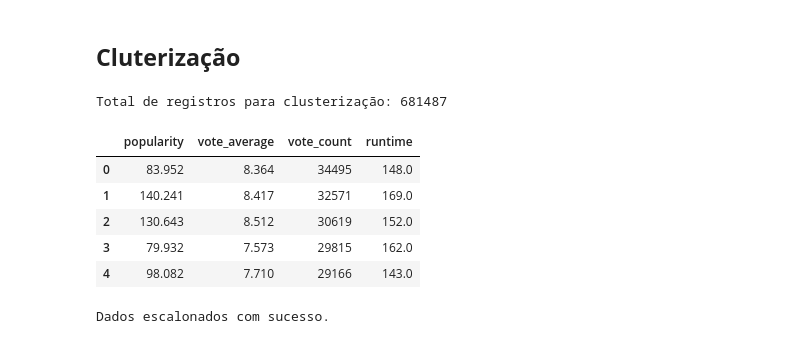
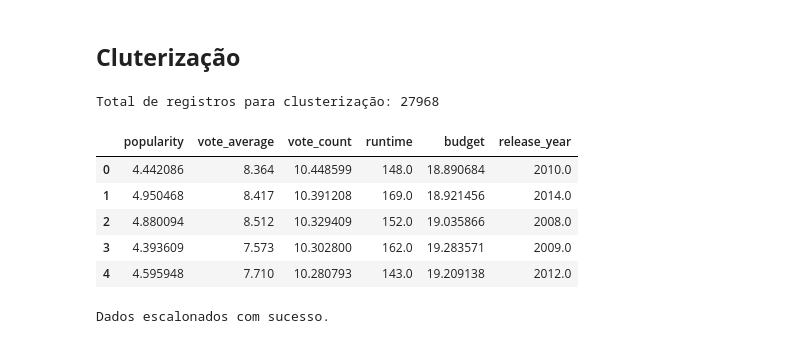
Before and after one commit to DhaviRodrigues/Projeto_PISI3_2026, a Jupyter notebook: clusterizacao/clusterizacao.ipynb, the cells around one changed output. Cells and saved outputs as stored; diff of their text form; code cells hidden in the pictures.

```diff
--- a/clusterizacao/clusterizacao.ipynb
+++ b/clusterizacao/clusterizacao.ipynb
@@ -43,27 +43,58 @@ dtype: object
 # %% [markdown]
 **Cluterização**
 ---
-# %%
-import pandas as pd
-import numpy as np
-
-features = ['popularity', 'vote_average', 'vote_count', 'runtime']
-df_clustering = df_aux[features].copy()
-
-df_clustering.replace({'runtime': 0}, np.nan, inplace=True)
-
-df_clustering = df_clustering.dropna()
-
-print(f'Total de registros para clusterização: {len(df_clustering)}')
-display(df_clustering.head())
-# %% [output]
-Total de registros para clusterização: 681487
-|  | popularity | vote_average | vote_count | runtime |
-| 0 | 83.952 | 8.364 | 34495 | 148.0 |
-| 1 | 140.241 | 8.417 | 32571 | 169.0 |
-| 2 | 130.643 | 8.512 | 30619 | 152.0 |
-| 3 | 79.932 | 7.573 | 29815 | 162.0 |
-| 4 | 98.082 | 7.710 | 29166 | 143.0 |
+# %%
+import pandas as pd
+import numpy as np
+
+"""
+Estratégia de Preparação de Dados para Clusterização K-Means
+----------------------------------------------------------------------
+Objetivo: Identificar perfis de filmes (blockbusters, nichos e clássicos) evitando vieses de dados ausentes.
+
+Decisões Metodológicas:
+1. Relevância Estatística: Filtro de 'vote_count >= 50' para garantir que a 'vote_average' seja
+   estatisticamente confiável e evitar ruído de filmes com apenas um ou dois votos.
+2. Imputação por Mediana: Substituímos valores nulos/zeros em 'runtime' e 'budget' pela mediana
+   para preservar filmes independentes que possuem metadados incompletos, atendendo à premissa
+   de não descartar registros importantes.
+3. Transformação Logarítmica: Aplicada em variáveis de alta variância (Popularidade, Votos e Orçamento)
+   para reduzir o impacto de outliers (blockbusters) e permitir que o K-Means identifique padrões
+   em filmes de menor escala.
+4. Contexto Temporal: Inclusão do 'release_year' para agrupar filmes por épocas de lançamento.
+"""
+
+# 1. Tratamento de Data e Seleção de Features
+df_aux['release_year'] = pd.to_datetime(df_aux['release_date'], errors='coerce').dt.year
+features = ['popularity', 'vote_average', 'vote_count', 'runtime', 'budget', 'release_year']
+df_clustering = df_aux[features].copy()
+
+# 2. Limpeza de 'Ruído' (Filtro de Relevância)
+# Mantemos apenas quem tem um mínimo de votos antes de preencher os nulos
+df_clustering = df_clustering[df_clustering['vote_count'] >= 50]
+
+# 3. Imputação pela Mediana (Tratando Zeros e NaNs)
+cols_to_fix = ['runtime', 'budget', 'release_year']
+for col in cols_to_fix:
+    df_clustering[col] = df_clustering[col].replace(0, np.nan)
+    df_clustering[col] = df_clustering[col].fillna(df_clustering[col].median())
+
+# 4. Normalização da Distribuição (Log Transformation)
+# O log1p é usado para evitar erro de log(0)
+df_clustering['popularity'] = np.log1p(df_clustering['popularity'])
+df_clustering['vote_count'] = np.log1p(df_clustering['vote_count'])
+df_clustering['budget'] = np.log1p(df_clustering['budget'])
+
+print(f'Total de registros para clusterização: {len(df_clustering)}')
+display(df_clustering.head())
+# %% [output]
+Total de registros para clusterização: 27968
+|  | popularity | vote_average | vote_count | runtime | budget | release_year |
+| 0 | 4.442086 | 8.364 | 10.448599 | 148.0 | 18.890684 | 2010.0 |
+| 1 | 4.950468 | 8.417 | 10.391208 | 169.0 | 18.921456 | 2014.0 |
+| 2 | 4.880094 | 8.512 | 10.329409 | 152.0 | 19.035866 | 2008.0 |
+| 3 | 4.393609 | 7.573 | 10.302800 | 162.0 | 19.283571 | 2009.0 |
+| 4 | 4.595948 | 7.710 | 10.280793 | 143.0 | 19.209138 | 2012.0 |
 # %%
 from sklearn.preprocessing import StandardScaler
 
```
Also changed, not shown: parts of 6 cells of this notebook, 3 other files.
